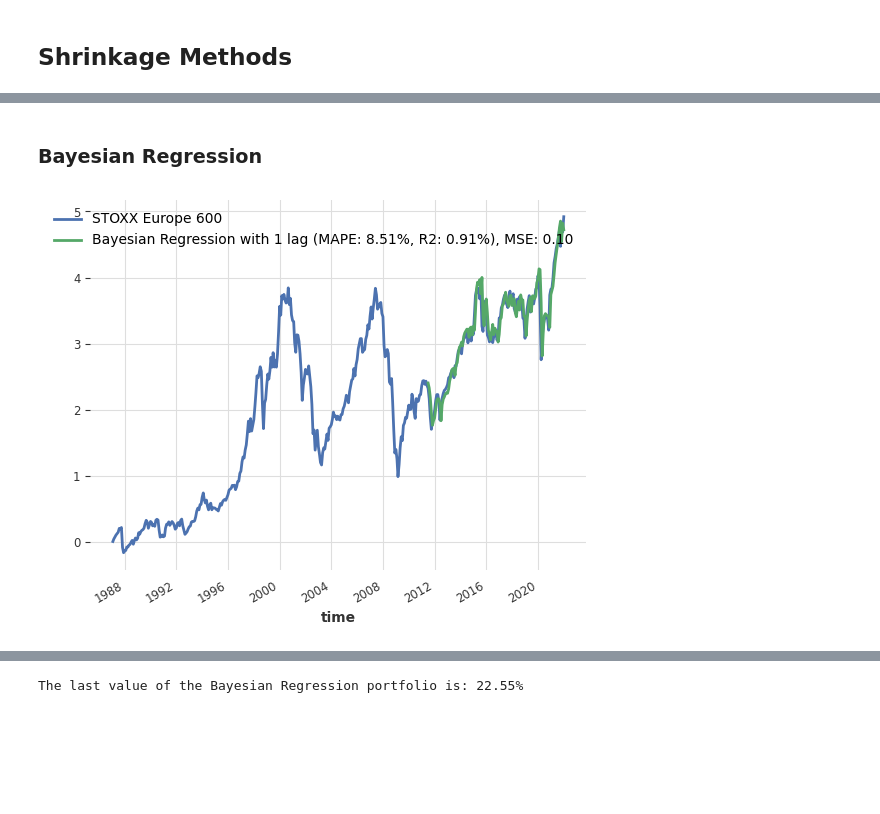
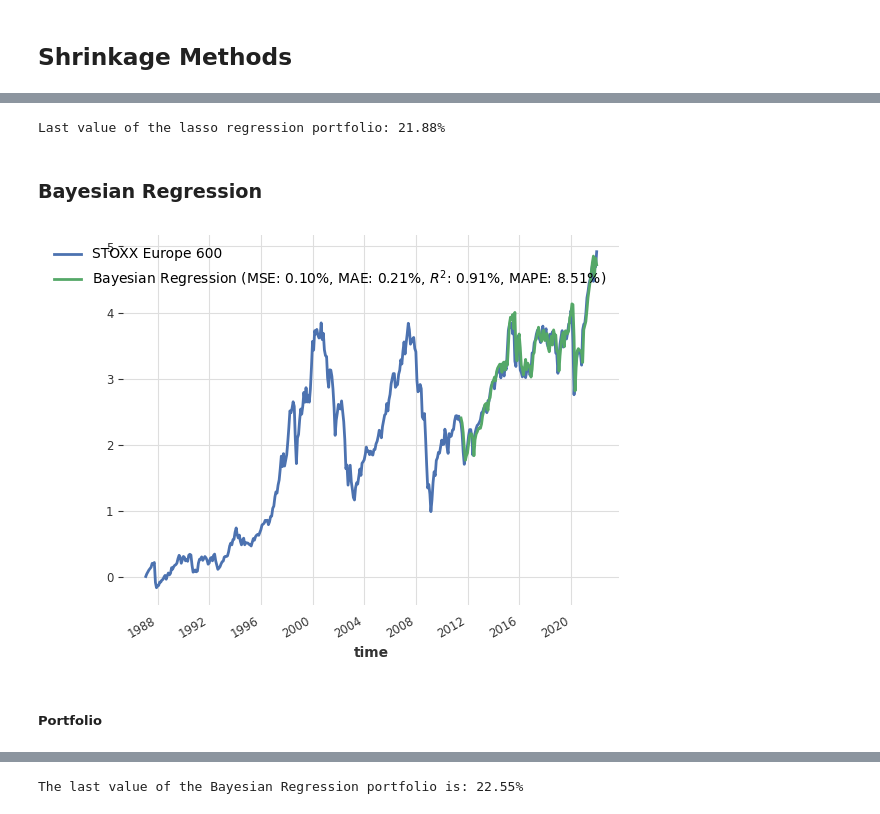
Before and after one commit to Ankru98/masterthesis, a Jupyter notebook: shrinkage_building_model_portfolio.ipynb, the cells around one changed output, grey strips where cells are left out. Cells and saved outputs as stored; diff of their text form; code cells hidden in the pictures; blank space fills up the shorter version.

```diff
--- a/shrinkage_building_model_portfolio.ipynb
+++ b/shrinkage_building_model_portfolio.ipynb
@@ -310,3 +377,8 @@ def generate_pie_chart(weights, title):
+# %%
+# show the last value of each portfolio and round it to 2 decimal places
+print('Last value of the lasso regression portfolio: ' + str(np.round(portfolio_returns['lasso_regression_1'].iloc[-1], 2)) + '%')
+# %% [output]
+Last value of the lasso regression portfolio: 21.88%
 # %% [markdown]
 ### Bayesian Regression
 # %%
@@ -318,9 +390,11 @@ hf1_bayesian = bayesian_model_1.historical_forecasts(series=cum_returns, start=0
 # %%
 # compute historical forecasts that would have been obtained by this model
 cum_returns['STOXX Europe 600'].plot(label='STOXX Europe 600')
-hf1_bayesian['STOXX Europe 600'].plot(label='Bayesian Regression with 1 lag (MAPE: {:.2f}%, R2: {:.2f}%), MSE: {:.2f}'.format(mape(hf1_bayesian, cum_returns), r2_score(hf1_bayesian, cum_returns), mse(hf1_bayesian, cum_returns)))
+hf1_bayesian['STOXX Europe 600'].plot(label='Bayesian Regression (MSE: {:.2f}%, MAE: {:.2f}%, $R^2$: {:.2f}%, MAPE: {:.2f}%)'.format(mse(hf1_bayesian, cum_returns), mae(hf1_bayesian, cum_returns), r2_score(hf1_bayesian, cum_returns), mape(hf1_bayesian, cum_returns)))
 # %% [output]
-[figure, old version]
+[figure, new version]
+# %% [markdown]
+##### Portfolio
 # %%
 bayesian_forecast_1 = bayesian_forecast_1.pd_dataframe()
 # %%
```
Also changed, not shown: parts of 156 cells of this notebook, 8 other files.
